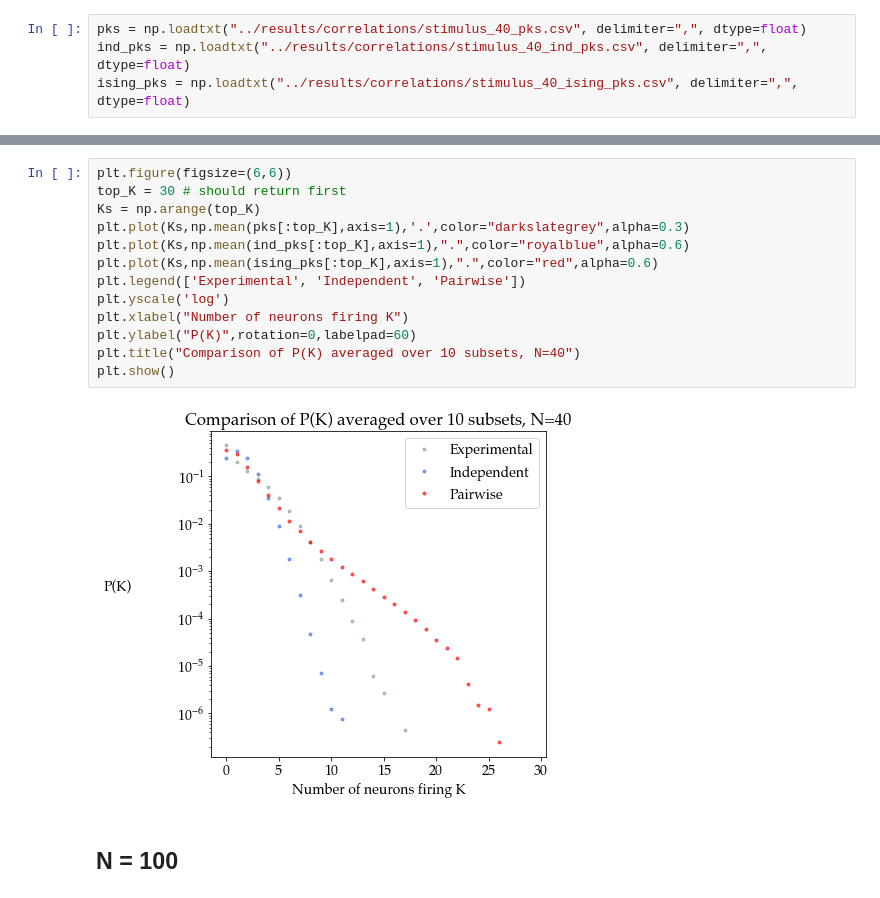
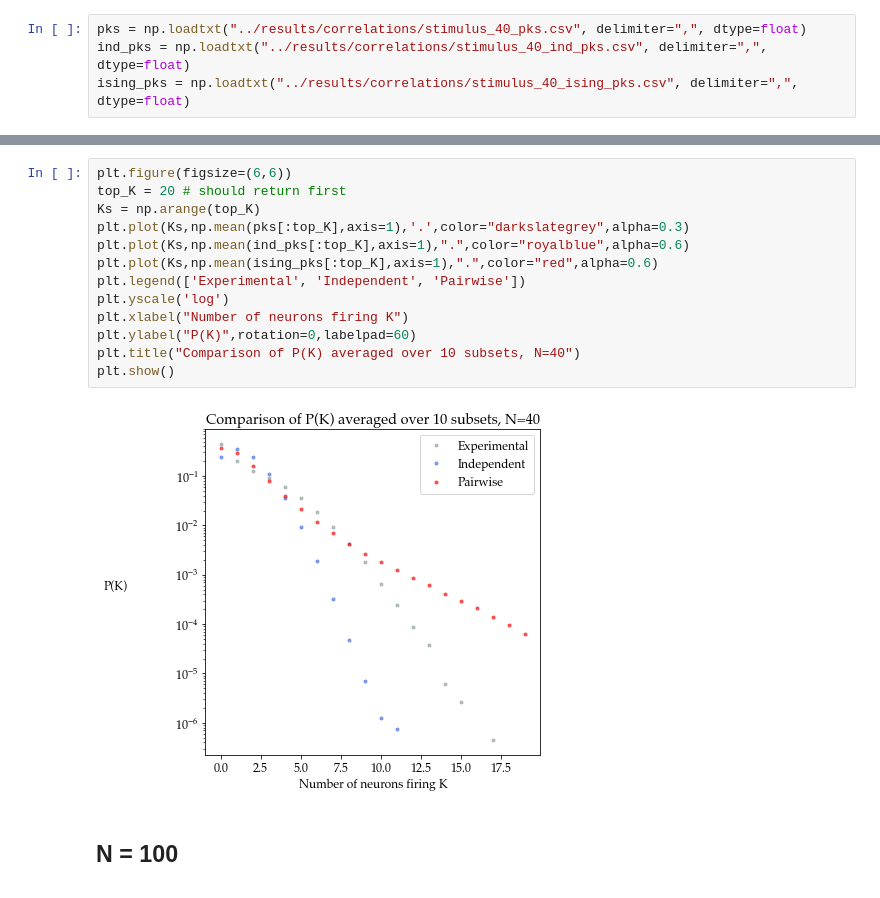
Before and after one commit to abramschon/maxent, a Jupyter notebook: notebooks/correlations.ipynb, the cells around one changed output, grey strips where cells are left out. Cells and saved outputs as stored; diff of their text form.

Commit message:
Keeps plot sizes the same

```diff
--- a/notebooks/correlations.ipynb
+++ b/notebooks/correlations.ipynb
@@ -140,18 +140,18 @@ plt.show()
 # %%
 plt.figure(figsize=(6,6))
-top_K = 30 # should return first
+top_K = 20 # should return first
 Ks = np.arange(top_K)
 plt.plot(Ks,np.mean(pks[:top_K],axis=1),'.',color="darkslategrey",alpha=0.3)
 plt.plot(Ks,np.mean(ind_pks[:top_K],axis=1),".",color="royalblue",alpha=0.6)
 plt.plot(Ks,np.mean(ising_pks[:top_K],axis=1),".",color="red",alpha=0.6)
 plt.legend(['Experimental', 'Independent', 'Pairwise'])
 plt.yscale('log')
 plt.xlabel("Number of neurons firing K")
 plt.ylabel("P(K)",rotation=0,labelpad=60)
 plt.title("Comparison of P(K) averaged over 10 subsets, N=40")
 plt.show()
 # %% [output]
-[figure, old version]
+[figure, new version]
 # %% [markdown]
 ## N = 100
 # %%
```
Also changed, not shown: parts of 25 cells of this notebook.
